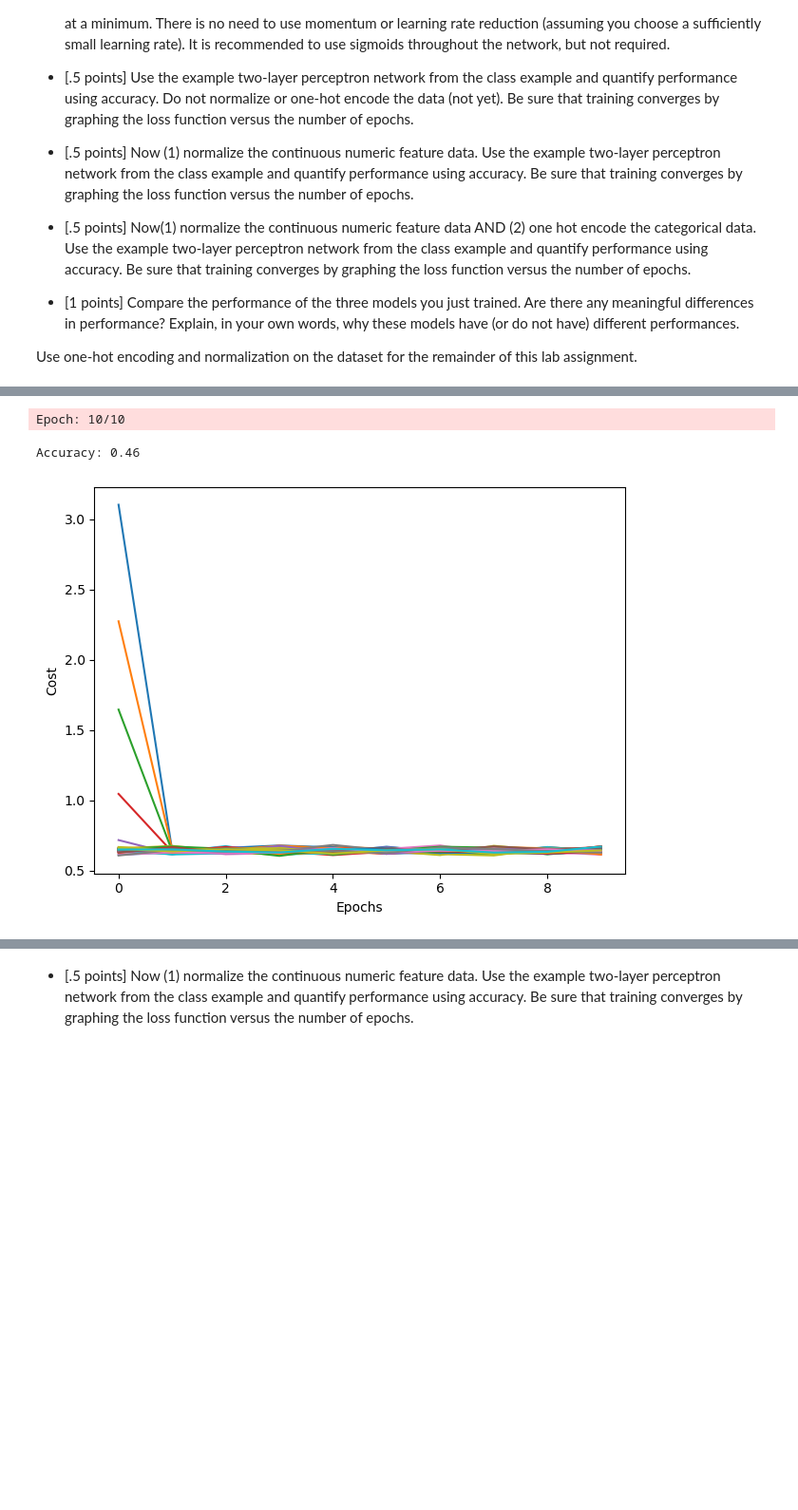
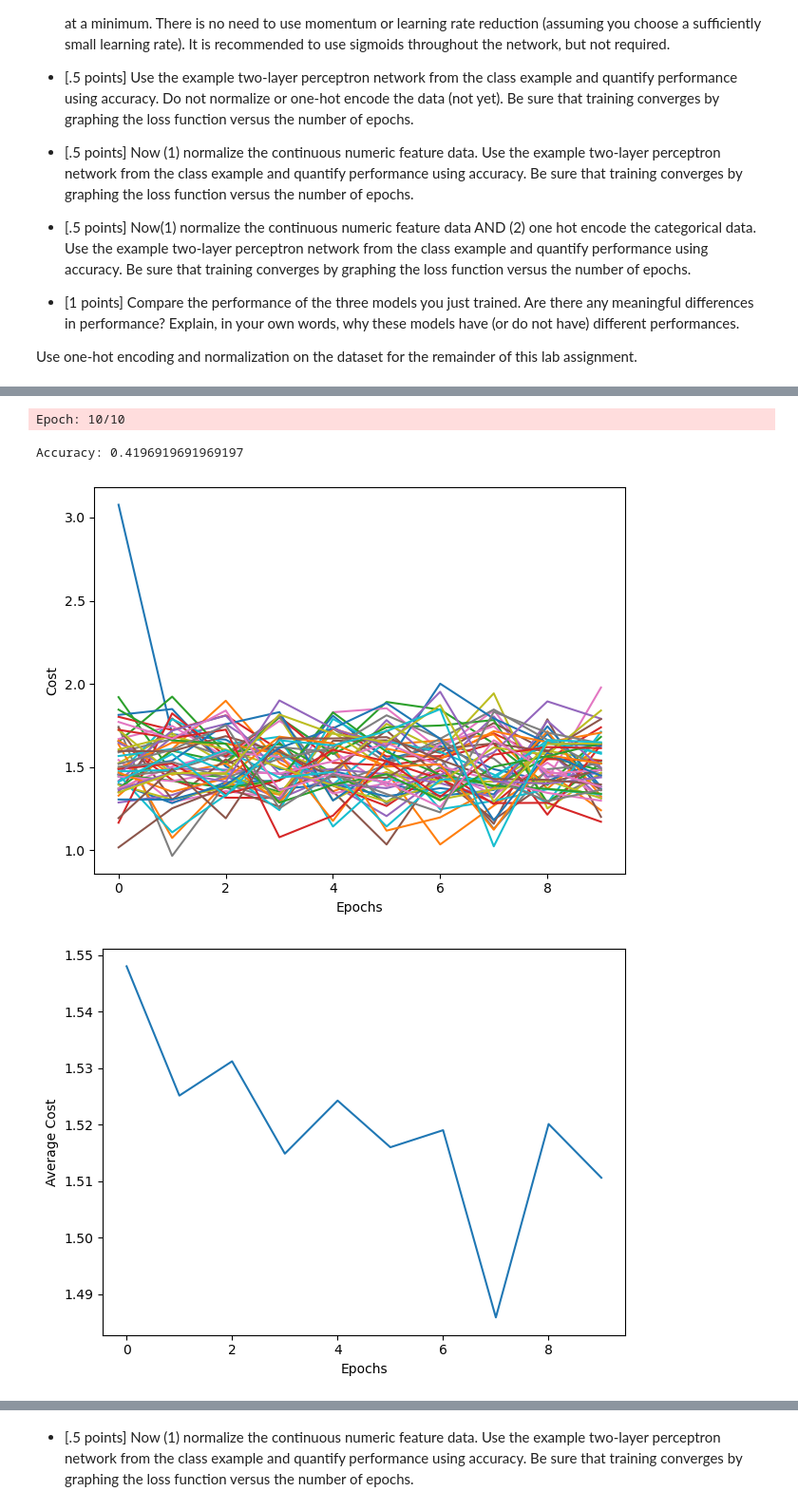
Before and after one commit to Jadonsw123/Lab4MultiLayerPerceptron, a Jupyter notebook: lab4.ipynb, the cells around one changed output, grey strips where cells are left out. Shown at 95% size. Saved outputs shown, nothing was run; the diff lists cells and outputs as text; code cells hidden in the pictures; blank space fills up the shorter version.

```diff
--- a/lab4.ipynb
+++ b/lab4.ipynb
@@ -657,11 +541,9 @@ from sklearn.metrics import accuracy_score
 #               eta=0.001,  # learning rate
 #               random_state=1)
 params = { 'n_hidden':30,
-         'C':0.1, 'epochs':20, 'eta':0.001,
+         'C':0.1, 'epochs':10, 'eta':0.001,
          'alpha':0.001, 'decrease_const':1e-5, 'minibatches':50,
          'shuffle':True,'random_state':1}
-params['epochs'] = 10
-params['eta'] = .001
 nn_better = TLPBetterInitial(**params)
 
 nn_better.fit(X_train, y_train, print_progress=1, XY_test=(X_test, y_test))
@@ -672,15 +554,27 @@ yhat = nn_better.predict(X_test)
 print('Accuracy:',accuracy_score(y_test,yhat))
 # %% [output]
 Epoch: 10/10
-Accuracy: 0.46
+Accuracy: 0.4196919691969197
-# %%
-plt.plot(range(len(nn_better.cost_)), nn_better.cost_)
-plt.ylabel('Cost')
-plt.xlabel('Epochs')
-plt.tight_layout()
-plt.show()
-# %% [output]
-[figure, removed]
+# %%
+plt.plot(range(len(nn_better.cost_)), nn_better.cost_)
+plt.ylabel('Cost')
+plt.xlabel('Epochs')
+plt.tight_layout()
+plt.show()
+
+# Reshape cost_ into a 2D array where each row is an epoch
+cost_per_epoch = np.array(nn_better.cost_).reshape(params['epochs'], -1)
+# Take the mean along the rows to get the average cost per epoch
+average_cost = cost_per_epoch.mean(axis=1)
+
+plt.plot(range(len(average_cost)), average_cost)
+plt.ylabel('Average Cost')
+plt.xlabel('Epochs')
+plt.tight_layout()
+plt.show()
+# %% [output]
+[figure, added]
+[figure, added]
 # %%
 #this is ai generated code, not from class:
 
```
Also changed, not shown: parts of 12 cells of this notebook.
